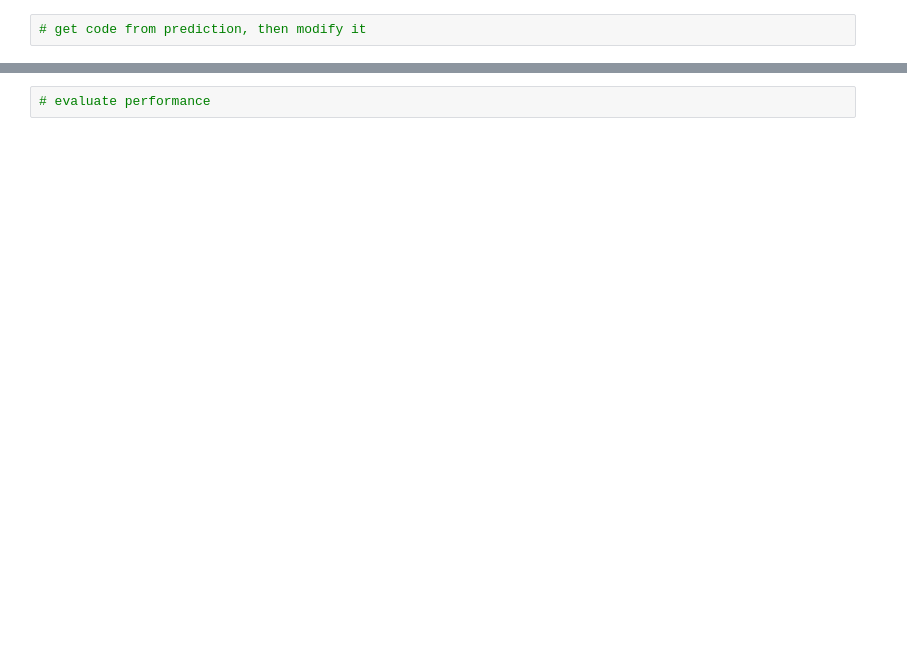
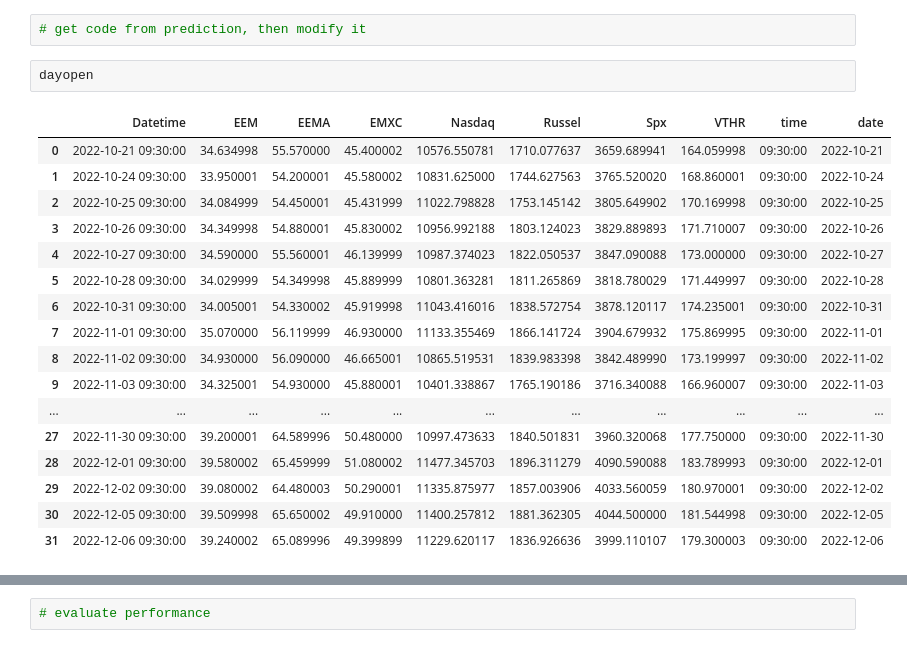
Before and after one commit to MykolaPinchuk/spg_stocks, a Jupyter notebook: daily_perf_eval.ipynb, the cells around one changed output, grey strips where cells are left out. Saved outputs shown, nothing was run; the diff lists cells and outputs as text; blank space fills up the shorter version.

```diff
--- a/daily_perf_eval.ipynb
+++ b/daily_perf_eval.ipynb
@@ -68,5 +146,25 @@ df
 # %%
 # get code from prediction, then modify it
+# %%
+dayopen
+# %% [output]
+|  | Datetime | EEM | EEMA | EMXC | Nasdaq | Russel | Spx | VTHR | time | date |
+| 0 | 2022-10-21 09:30:00 | 34.634998 | 55.570000 | 45.400002 | 10576.550781 | 1710.077637 | 3659.689941 | 164.059998 | 09:30:00 | 2022-10-21 |
+| 1 | 2022-10-24 09:30:00 | 33.950001 | 54.200001 | 45.580002 | 10831.625000 | 1744.627563 | 3765.520020 | 168.860001 | 09:30:00 | 2022-10-24 |
+| 2 | 2022-10-25 09:30:00 | 34.084999 | 54.450001 | 45.431999 | 11022.798828 | 1753.145142 | 3805.649902 | 170.169998 | 09:30:00 | 2022-10-25 |
+| 3 | 2022-10-26 09:30:00 | 34.349998 | 54.880001 | 45.830002 | 10956.992188 | 1803.124023 | 3829.889893 | 171.710007 | 09:30:00 | 2022-10-26 |
+| 4 | 2022-10-27 09:30:00 | 34.590000 | 55.560001 | 46.139999 | 10987.374023 | 1822.050537 | 3847.090088 | 173.000000 | 09:30:00 | 2022-10-27 |
+| 5 | 2022-10-28 09:30:00 | 34.029999 | 54.349998 | 45.889999 | 10801.363281 | 1811.265869 | 3818.780029 | 171.449997 | 09:30:00 | 2022-10-28 |
+| 6 | 2022-10-31 09:30:00 | 34.005001 | 54.330002 | 45.919998 | 11043.416016 | 1838.572754 | 3878.120117 | 174.235001 | 09:30:00 | 2022-10-31 |
+| 7 | 2022-11-01 09:30:00 | 35.070000 | 56.119999 | 46.930000 | 11133.355469 | 1866.141724 | 3904.679932 | 175.869995 | 09:30:00 | 2022-11-01 |
+| 8 | 2022-11-02 09:30:00 | 34.930000 | 56.090000 | 46.665001 | 10865.519531 | 1839.983398 | 3842.489990 | 173.199997 | 09:30:00 | 2022-11-02 |
+| 9 | 2022-11-03 09:30:00 | 34.325001 | 54.930000 | 45.880001 | 10401.338867 | 1765.190186 | 3716.340088 | 166.960007 | 09:30:00 | 2022-11-03 |
+| ... | ... | ... | ... | ... | ... | ... | ... | ... | ... | ... |
+| 27 | 2022-11-30 09:30:00 | 39.200001 | 64.589996 | 50.480000 | 10997.473633 | 1840.501831 | 3960.320068 | 177.750000 | 09:30:00 | 2022-11-30 |
+| 28 | 2022-12-01 09:30:00 | 39.580002 | 65.459999 | 51.080002 | 11477.345703 | 1896.311279 | 4090.590088 | 183.789993 | 09:30:00 | 2022-12-01 |
+| 29 | 2022-12-02 09:30:00 | 39.080002 | 64.480003 | 50.290001 | 11335.875977 | 1857.003906 | 4033.560059 | 180.970001 | 09:30:00 | 2022-12-02 |
+| 30 | 2022-12-05 09:30:00 | 39.509998 | 65.650002 | 49.910000 | 11400.257812 | 1881.362305 | 4044.500000 | 181.544998 | 09:30:00 | 2022-12-05 |
+| 31 | 2022-12-06 09:30:00 | 39.240002 | 65.089996 | 49.399899 | 11229.620117 | 1836.926636 | 3999.110107 | 179.300003 | 09:30:00 | 2022-12-06 |
 # %%
 ### now i wanna do feature engineering for all assets
 
```
Also changed, not shown: parts of 10 cells of this notebook, 4 other files.
